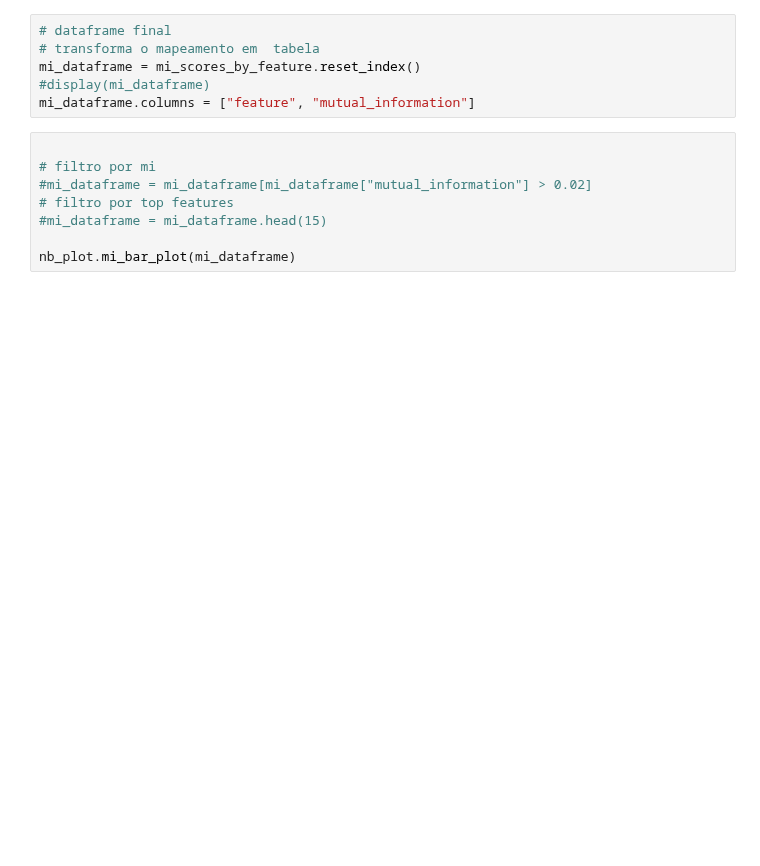
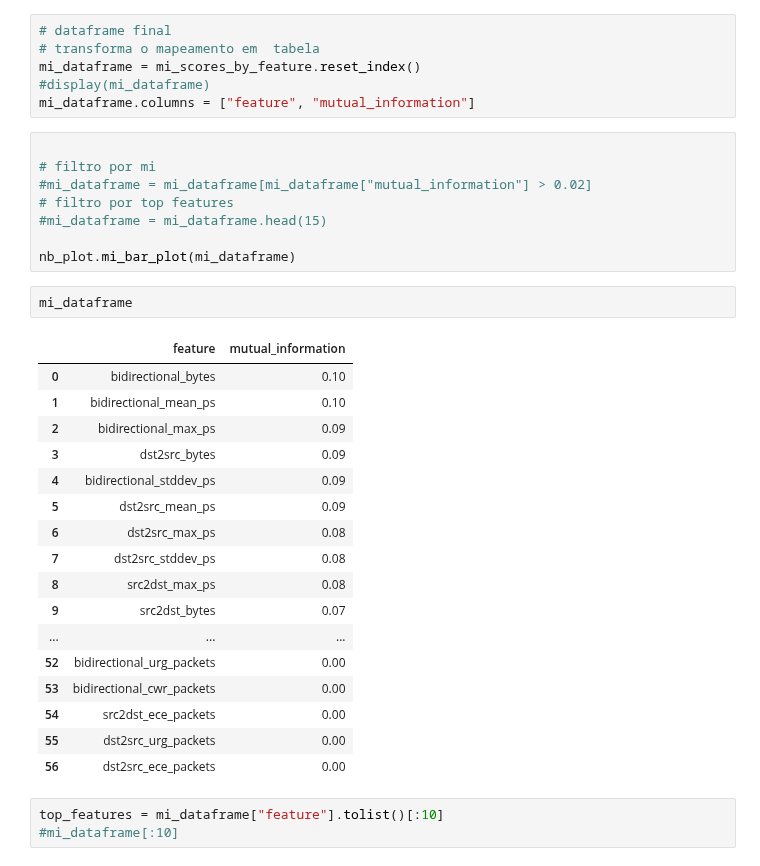
Before and after one commit to valdemir08/network-ids-ml-generalization, a Jupyter notebook: notebooks/04_feature_label_dependency.ipynb, the cells around one changed output. Cells and saved outputs as stored; diff of their text form; blank space fills up the shorter version.

```diff
--- a/notebooks/04_feature_label_dependency.ipynb
+++ b/notebooks/04_feature_label_dependency.ipynb
@@ -75,3 +75,26 @@ mi_dataframe.columns = ["feature", "mutual_information"]
 #mi_dataframe = mi_dataframe.head(15)
 
 nb_plot.mi_bar_plot(mi_dataframe)
+# %%
+mi_dataframe
+# %% [output]
+|  | feature | mutual_information |
+| 0 | bidirectional_bytes | 0.10 |
+| 1 | bidirectional_mean_ps | 0.10 |
+| 2 | bidirectional_max_ps | 0.09 |
+| 3 | dst2src_bytes | 0.09 |
+| 4 | bidirectional_stddev_ps | 0.09 |
+| 5 | dst2src_mean_ps | 0.09 |
+| 6 | dst2src_max_ps | 0.08 |
+| 7 | dst2src_stddev_ps | 0.08 |
+| 8 | src2dst_max_ps | 0.08 |
+| 9 | src2dst_bytes | 0.07 |
+| ... | ... | ... |
+| 52 | bidirectional_urg_packets | 0.00 |
+| 53 | bidirectional_cwr_packets | 0.00 |
+| 54 | src2dst_ece_packets | 0.00 |
+| 55 | dst2src_urg_packets | 0.00 |
+| 56 | dst2src_ece_packets | 0.00 |
+# %%
+top_features = mi_dataframe["feature"].tolist()[:10]
+#mi_dataframe[:10]
```
Also changed, not shown: parts of 4 cells of this notebook, 11 other files.
